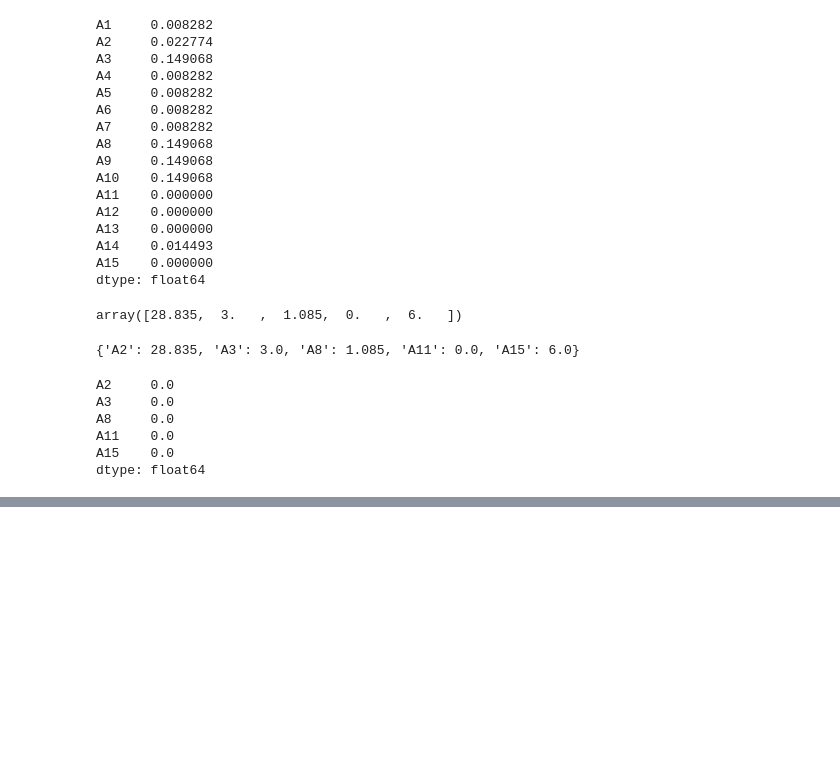
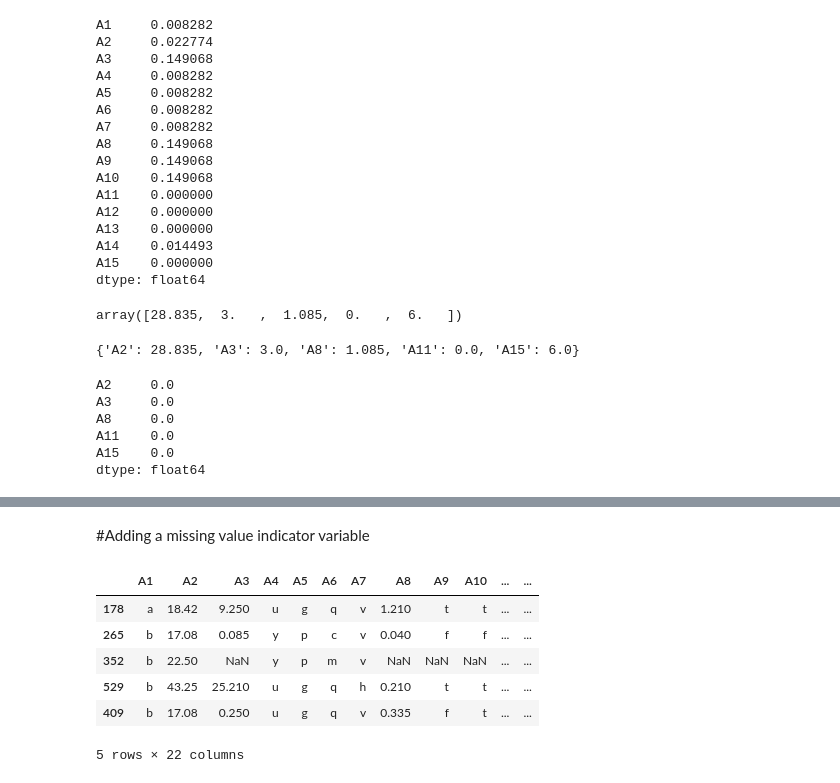
Before and after one commit to Chirag314/Feature-Engineering, a Jupyter notebook: Feature_Engineering_practise.ipynb, the cells around one changed output, grey strips where cells are left out. Cells and saved outputs as stored; diff of their text form; code cells hidden in the pictures; blank space fills up the shorter version.

```diff
--- a/Feature_Engineering_practise.ipynb
+++ b/Feature_Engineering_practise.ipynb
@@ -452,0 +545,13 @@ dtype: float64
+# %%
+
+for var in ['A1','A3','A4','A5','A6','A7','A8']:
+  #extract a random sample
+  random_sample_train=X_train[var].dropna().sample(X_train[var].isnull().sum(),random_state=0)
+  random_sample_test=X_train[var].dropna().sample(X_test[var].isnull().sum(),random_state=0)
+  #Reindex the randomly extracted sample
+  random_sample_train.index=X_train[X_train[var].isnull()].index
+  random_sample_test.index=X_test[X_test[var].isnull()].index
+
+  #Replace the NA
+  X_train.loc[X_train[var].isnull(),var]=random_sample_train
+  X_test.loc[X_test[var].isnull(),var]=random_sample_test
@@ -452,0 +565,21 @@ dtype: float64
+# %% [markdown]
+#Adding a missing value indicator variable
+# %%
+from sklearn.impute import MissingIndicator
+from feature_engine.imputation import AddMissingIndicator
+
+data=pd.read_csv('creditApprovalUCI.csv')
+X_train,X_test,y_train,y_test=train_test_split(data.drop('A16',axis=1),data['A16'],test_size=0.3,random_state=42)
+
+for var in ['A1','A3','A4','A5','A6','A7','A8']:
+  X_train[var +'_NA']=np.where(X_train[var].isnull(),1,0)
+  X_test[var+ '_NA']=np.where(X_test[var].isnull(),1,0)
+X_train.head()
+# %% [output]
+|  | A1 | A2 | A3 | A4 | A5 | A6 | A7 | A8 | A9 | A10 | ... | ... |
+| 178 | a | 18.42 | 9.250 | u | g | q | v | 1.210 | t | t | ... | ... |
+| 265 | b | 17.08 | 0.085 | y | p | c | v | 0.040 | f | f | ... | ... |
+| 352 | b | 22.50 | NaN | y | p | m | v | NaN | NaN | NaN | ... | ... |
+| 529 | b | 43.25 | 25.210 | u | g | q | h | 0.210 | t | t | ... | ... |
+| 409 | b | 17.08 | 0.250 | u | g | q | v | 0.335 | f | t | ... | ... |
+5 rows × 22 columns
```
Also changed, not shown: parts of 29 cells of this notebook.
